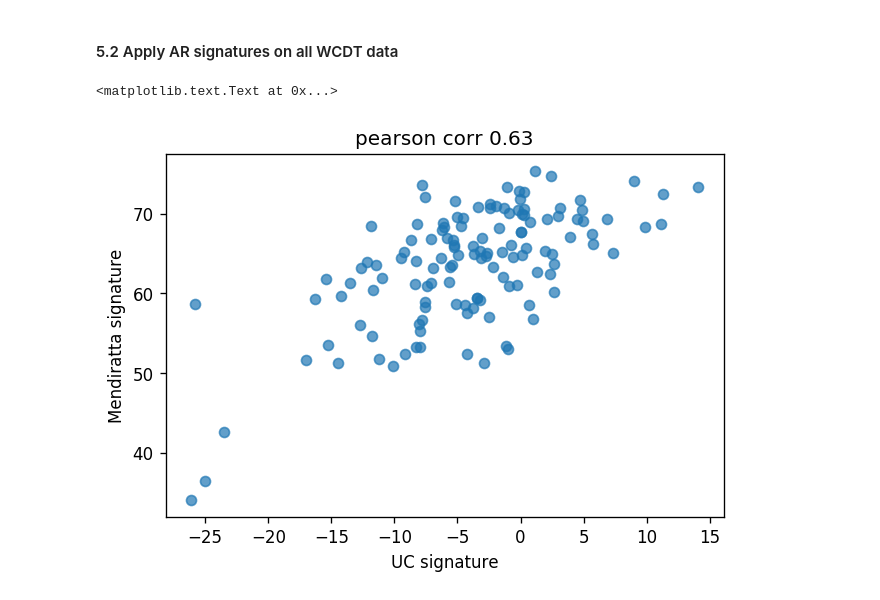
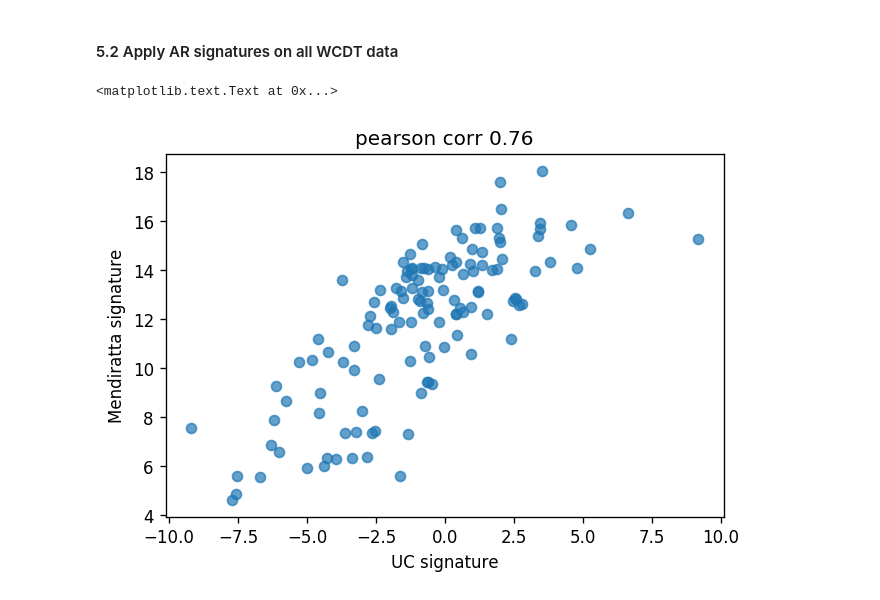
Before and after one commit to MollyZhang/ARsig_python, a Jupyter notebook: ARsig.ipynb, the cells around one changed output. Saved outputs shown, nothing was run; the diff lists cells and outputs as text; code cells hidden in the pictures.

Commit message:
use processed WCDT data

```diff
--- a/ARsig.ipynb
+++ b/ARsig.ipynb
@@ -327,8 +327,18 @@ all_sigs[["UC signature", "Mendiratta signature"]].to_csv("./results/AR_signatur
 # %% [markdown]
 #### 5.2 Apply AR signatures on all WCDT data
 # %%
-WCDT_df = pd.read_csv("./data/WCDT_mRNA.tsv",
-                      delimiter="\t", index_col="gene_id").T
+X_cell_line_file = "data/AR/AR_cell_line_mRNA.txt"
+y_file = "data/AR/AR_cell_line_clinical.txt"
+X_WCDT_file = "data/WCDT_mRNA.tsv"
+febbo_file = "data/AR/febbo-coeff.csv"
+
+X_cell_line_df = pd.read_csv(X_cell_line_file, delimiter="\t")
+y_df = pd.read_csv(y_file, delimiter="\t")
+X_WCDT_df = pd.read_csv(X_WCDT_file, delimiter="\t")
+febbo_df = pd.read_csv(febbo_file)
+
+_, _, _, WCDT_df, _ = data_prep(X_cell_line_df, y_df, X_WCDT_df, febbo_df)
+
 sig_df = pd.read_csv("./results/AR_signatures.csv", index_col="gene")
 WCDT_df = WCDT_df[sig_df.index]
 assert(WCDT_df.shape[1] == sig_df.shape[0])
@@ -340,10 +350,11 @@ sig_scores.to_csv("./results/WCDT_all_samples_AR_signatures_scores.csv")
 # %%
 plt.figure(dpi=120)
 plt.scatter(sig_scores["UC signature"], sig_scores["Mendiratta signature"], alpha=0.7)
 plt.xlabel("UC signature")
 plt.ylabel("Mendiratta signature")
-plt.title("pearson corr %.2f" %stats.pearsonr(
-    sig_scores["UC signature"], sig_scores["Mendiratta signature"])[0])
+pearsonr = stats.pearsonr(
+    sig_scores["UC signature"], sig_scores["Mendiratta signature"])
+plt.title("pearson corr %.2f" %(pearsonr[0]))
 # %% [output]
 <matplotlib.text.Text at 0x...>
-[figure, old version]
+[figure, new version]
```
Also changed, not shown: 1 other file.
